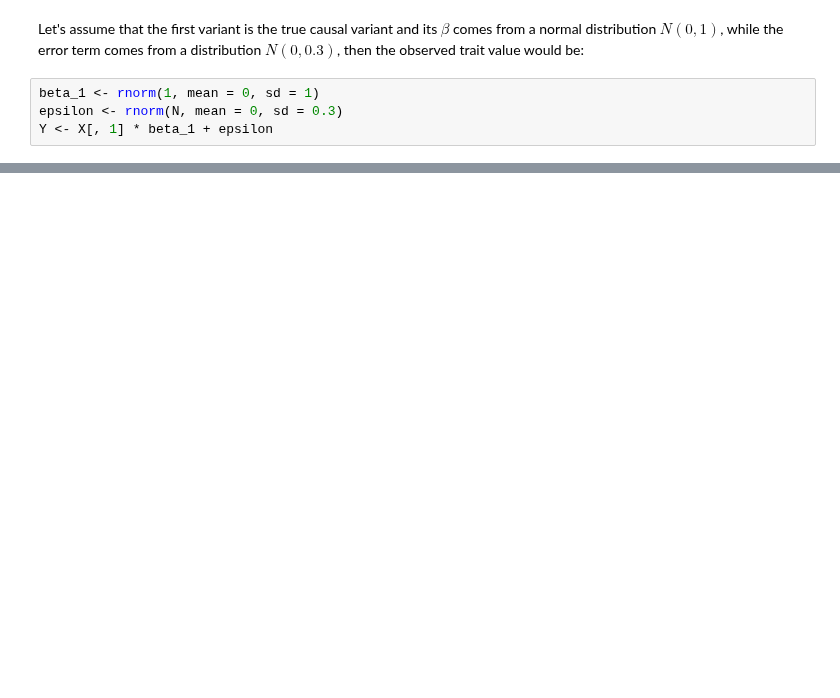
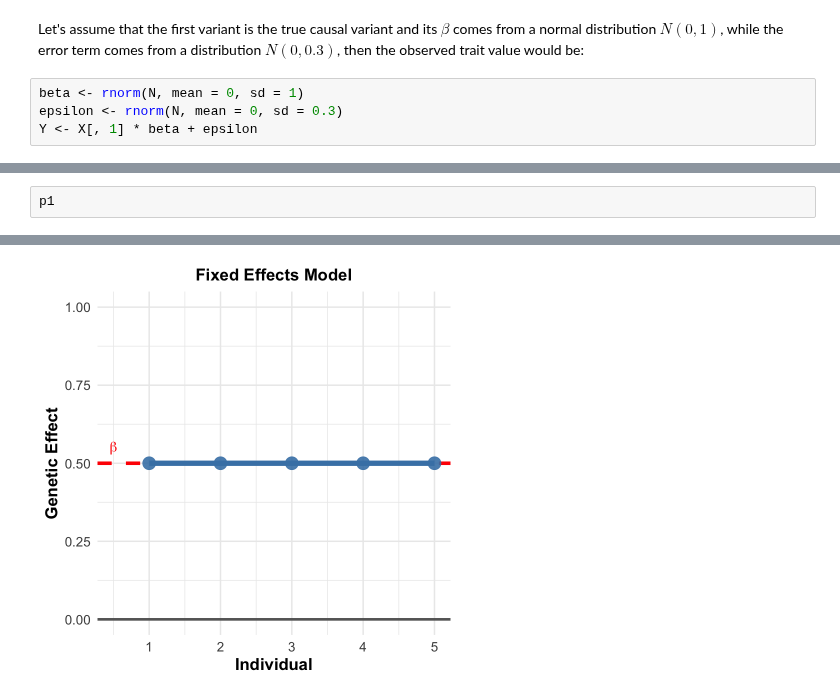
Before and after one commit to StatFunGen/statgen-prerequisites, a Jupyter notebook: random_effect.ipynb, the cells around one changed output, grey strips where cells are left out. Saved outputs shown, nothing was run; the diff lists cells and outputs as text; blank space fills up the shorter version.

```diff
--- a/random_effect.ipynb
+++ b/random_effect.ipynb
@@ -70,6 +103,6 @@ X <- scale(Xraw_additive, center=TRUE, scale=TRUE)
 # %% [markdown]
 Let's assume that the first variant is the true causal variant and its $\beta$ comes from a normal distribution $N(0,1)$, while the error term comes from a distribution $N(0,0.3)$, then the observed trait value would be:
 # %%
-beta_1 <- rnorm(1, mean = 0, sd = 1)
+beta <- rnorm(N, mean = 0, sd = 1)
 epsilon <- rnorm(N, mean = 0, sd = 0.3)
-Y <- X[, 1] * beta_1 + epsilon
+Y <- X[, 1] * beta + epsilon
@@ -101,0 +217,3 @@ A data.frame: 3 x 3
+# %%
+p1
+# %% [output]
@@ -101,0 +222 @@ A data.frame: 3 x 3
+[figure, added]
```
Also changed, not shown: parts of 14 cells of this notebook, 55 other files.
